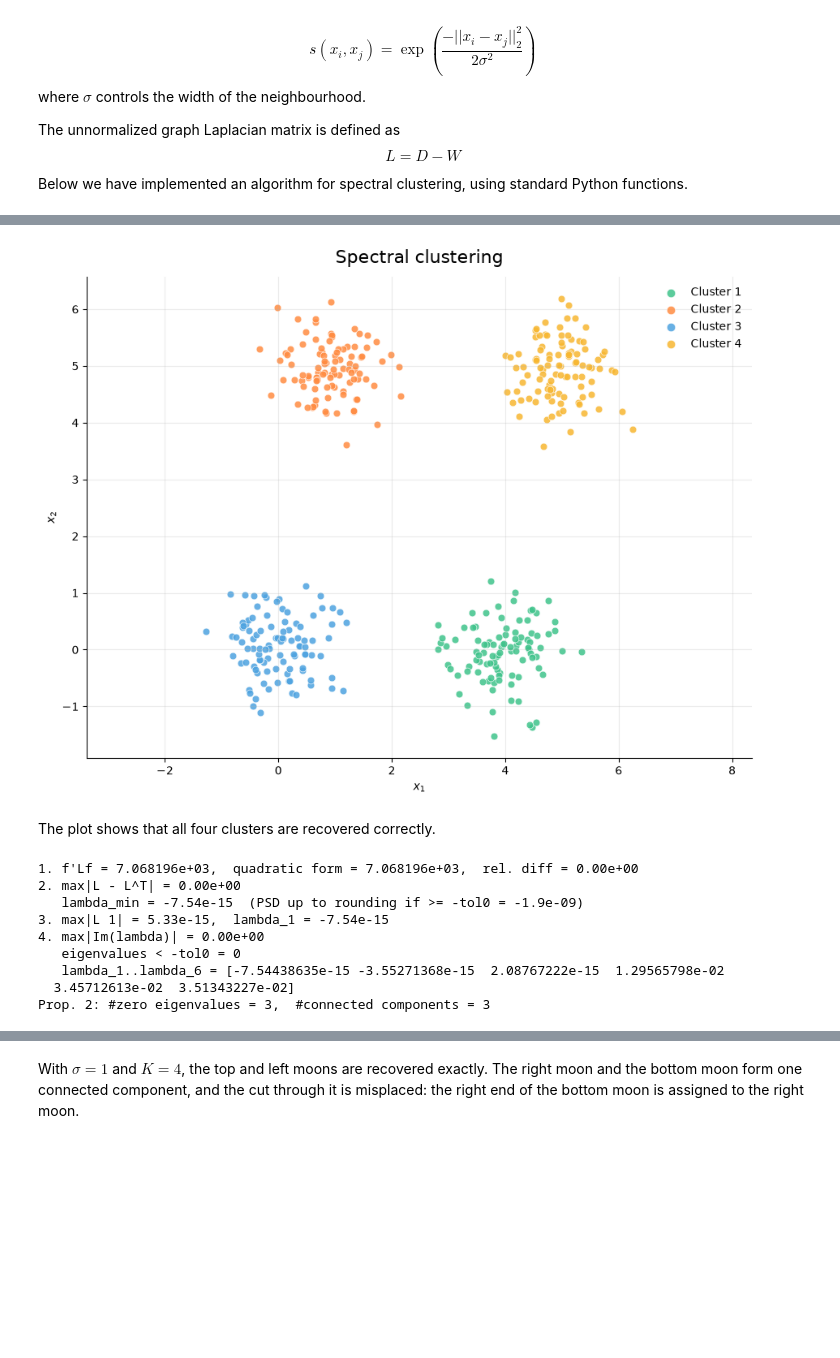
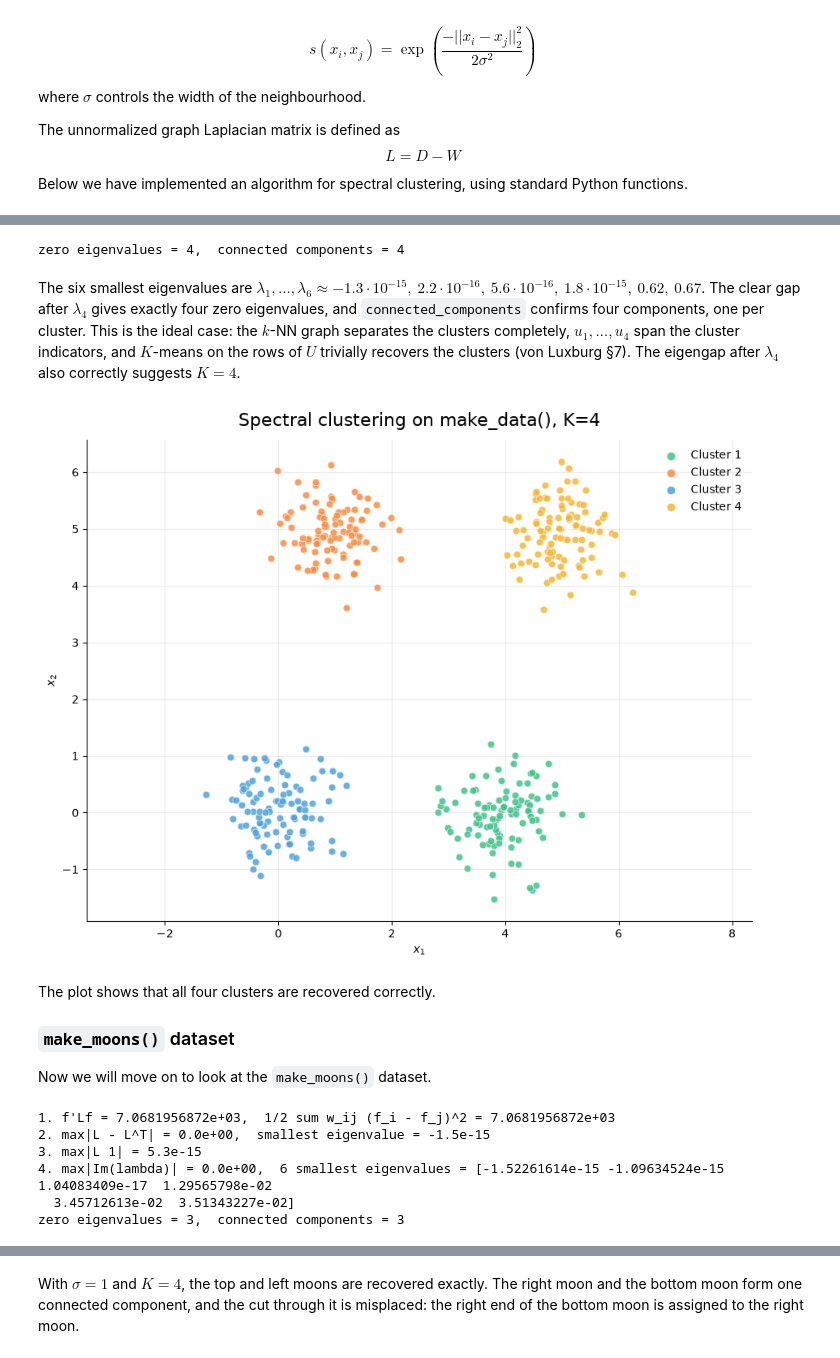
Before and after one commit to theaboge/spectral_clustering, a Jupyter notebook: handin.ipynb, the cells around one changed output, grey strips where cells are left out. Saved outputs shown, nothing was run; the diff lists cells and outputs as text; code cells hidden in the pictures; blank space fills up the shorter version.

```diff
--- a/handin.ipynb
+++ b/handin.ipynb
@@ -158,7 +161,7 @@ def spectral_clustering(X, k=10, K=4, sigma=1):
 colors = ["#3FC38B", "#FF8C42", "#4DA3E0", "#F7B731","#F26B6B",
               "#9B6BD6",  "#E85D9E", "#1B5E3F",]
 
-def plot_clusters(X, C, title="Spectral clustering"):
+def plot_clusters(X, C, title="Spectral clustering", filename=None):
     '''
     Scatter plot of 2D data points coloured by cluster label.
 
@@ -166,6 +169,7 @@ def plot_clusters(X, C, title="Spectral clustering"):
         X: The data points, np.array of shape (N,2)
         C: The cluster labels, np.array of shape (N,)
         title: The plot title
+        filename: Optional file name; if given, the plot is saved as figures/<filename>.svg
     '''
     palette = np.array(colors)
     fig, ax = plt.subplots(figsize=(9, 7))
@@ -183,5 +187,7 @@ def plot_clusters(X, C, title="Spectral clustering"):
     ax.spines[["top", "right"]].set_visible(False)
     ax.legend(frameon=False, loc="best", markerscale=1.2)
     fig.tight_layout()
+    if filename is not None:
+        fig.savefig(f"figures/{filename}.svg", bbox_inches="tight")
     plt.show()
 # %% [markdown]
@@ -257,54 +243,48 @@ The six smallest eigenvalues are $\lambda_1, \dots, \lambda_6 \approx 0,\ 3.6\cd
+# %%
+# Prop. 2: components counted from W, independent of eigenvalues
+n_comp, _ = connected_components(W, directed=False)
+print(f"zero eigenvalues = {np.sum(np.abs(lam) < tol)},  connected components = {n_comp}")
+# %% [output]
+zero eigenvalues = 4,  connected components = 4
+# %% [markdown]
+The six smallest eigenvalues are $\lambda_1, \dots, \lambda_6 \approx -1.3 \cdot 10^{-15},\ 2.2 \cdot 10^{-16},\ 5.6 \cdot 10^{-16},\ 1.8 \cdot 10^{-15},\ 0.62,\ 0.67$. The clear gap after $\lambda_4$ gives exactly four zero eigenvalues, and `connected_components` confirms four components, one per cluster. This is the ideal case: the $k$-NN graph separates the clusters completely, $u_1, \dots, u_4$ span the cluster indicators, and $K$-means on the rows of $U$ trivially recovers the clusters (von Luxburg §7). The eigengap after $\lambda_4$ also correctly suggests $K = 4$.
 # %%
-plot_clusters(X, C_gauss, title="Spectral clustering")
+plot_clusters(X, C_gauss, title="Spectral clustering on make_data(), K=4", filename="Gaussian")
 # %% [output]
-[figure, old version]
+[figure, new version]
 # %% [markdown]
 The plot shows that all four clusters are recovered correctly.
+
+
+### `make_moons()` dataset
+Now we will move on to look at the `make_moons()` dataset.
 # %%
 # Check the properties of the Laplacian matrix for the moons dataset
-
 np.random.seed(0)
 Y = make_moons()
 C_moons, L_moons, lambdas_moons, V_moons = spectral_clustering(Y, k=10, K=4, sigma=1)
 
-N = L_moons.shape[0]
-W = sp.diags(L_moons.diagonal()) - L_moons          # recover W = D - L (w_ii = 0)
-tol0 = 1e-10 * lambdas_moons[-1]               # threshold for "numerically zero"
-ones = np.ones(N)
+W_moons = sp.diags(L_moons.diagonal()) - L_moons                                                # W = D - L
+ev_moons = la.eigvals(L_moons.toarray())                                                        # general solver
+lam_moons = np.sort(ev_moons.real)                                                              # sorted spectrum: lam[0] = lambda_1
+tol_moons = 1e-10 * lam_moons[-1]                                                               # "numerically zero" threshold, relative to lambda_max
 
-# 1. Quadratic form: f'Lf = 1/2 sum_ij w_ij (f_i - f_j)^2, for a random f
-rng = np.random.default_rng(0)
-f = rng.standard_normal(N)
-lhs = f @ (L_moons @ f)
-Wc = W.tocoo()
-rhs = 0.5 * np.sum(Wc.data * (f[Wc.row] - f[Wc.col])**2)
-print(f"1. f'Lf = {lhs:.6e},  quadratic form = {rhs:.6e},  rel. diff = {abs(lhs - rhs) / abs(lhs):.2e}")
+f_moons = np.random.default_rng(0).standard_normal(L_moons.shape[0])                            # random test vector
+Wc_moons = W_moons.tocoo()                                                                      # edge list (i, j, w_ij) for summing over edges
+lhs_moons = f_moons @ (L_moons @ f_moons)                                                       # item 1: matrix side, f'Lf
+rhs_moons = 0.5 * np.sum(Wc_moons.data * (f_moons[Wc_moons.row] - f_moons[Wc_moons.col])**2)    # item 1: edge side, 1/2 sum w_ij (f_i - f_j)^2
+n_comp_moons, _ = connected_components(W_moons, directed=False)                                 # Prop. 2: components counted from W, independent of eigenvalues
 
-# 2. Symmetric and positive semi-definite
-print(f"2. max|L - L^T| = {abs(L_moons - L_moons.T).max():.2e}")
-print(f"   lambda_min = {lambdas_moons[0]:.2e}  (PSD up to rounding if >= -tol0 = {-tol0:.1e})")
-
-# 3. Smallest eigenvalue 0 with eigenvector 1
-print(f"3. max|L 1| = {np.abs(L_moons @ ones).max():.2e},  lambda_1 = {lambdas_moons[0]:.2e}")
-
-# 4. Real, non-negative eigenvalues (eigvals = general solver, does not assume symmetry)
-ev = la.eigvals(L_moons.toarray())
-print(f"4. max|Im(lambda)| = {np.abs(ev.imag).max():.2e}")
-print(f"   eigenvalues < -tol0 = {np.sum(lambdas_moons < -tol0)}")
-print(f"   lambda_1..lambda_6 = {lambdas_moons[:6]}")
-
-# Proposition 2: multiplicity of 0 = number of connected components
-m = np.sum(np.abs(lambdas_moons) < tol0)
-n_comp, comp_labels = connected_components(W, directed=False)
-print(f"Prop. 2: #zero eigenvalues = {m},  #connected components = {n_comp}")
+print(f"1. f'Lf = {lhs_moons:.10e},  1/2 sum w_ij (f_i - f_j)^2 = {rhs_moons:.10e}")
+print(f"2. max|L - L^T| = {abs(L_moons - L_moons.T).max():.1e},  smallest eigenvalue = {lam_moons[0]:.1e}")
+print(f"3. max|L 1| = {np.abs(L_moons @ np.ones(L_moons.shape[0])).max():.1e}")
+print(f"4. max|Im(lambda)| = {np.abs(ev_moons.imag).max():.1e},  6 smallest eigenvalues = {lam_moons[:6]}")
+print(f"zero eigenvalues = {np.sum(np.abs(lam_moons) < tol_moons)},  connected components = {n_comp_moons}")
 # %% [output]
-1. f'Lf = 7.068196e+03,  quadratic form = 7.068196e+03,  rel. diff = 0.00e+00
-2. max|L - L^T| = 0.00e+00
-   lambda_min = -7.54e-15  (PSD up to rounding if >= -tol0 = -1.9e-09)
-3. max|L 1| = 5.33e-15,  lambda_1 = -7.54e-15
-4. max|Im(lambda)| = 0.00e+00
-   eigenvalues < -tol0 = 0
-   lambda_1..lambda_6 = [-7.54438635e-15 -3.55271368e-15  2.08767222e-15  1.29565798e-02
+1. f'Lf = 7.0681956872e+03,  1/2 sum w_ij (f_i - f_j)^2 = 7.0681956872e+03
+2. max|L - L^T| = 0.0e+00,  smallest eigenvalue = -1.5e-15
+3. max|L 1| = 5.3e-15
+4. max|Im(lambda)| = 0.0e+00,  6 smallest eigenvalues = [-1.52261614e-15 -1.09634524e-15  1.04083409e-17  1.29565798e-02
   3.45712613e-02  3.51343227e-02]
-Prop. 2: #zero eigenvalues = 3,  #connected components = 3
+zero eigenvalues = 3,  connected components = 3
 # %% [markdown]
```
Also changed, not shown: parts of 45 cells of this notebook, 6 other files.
